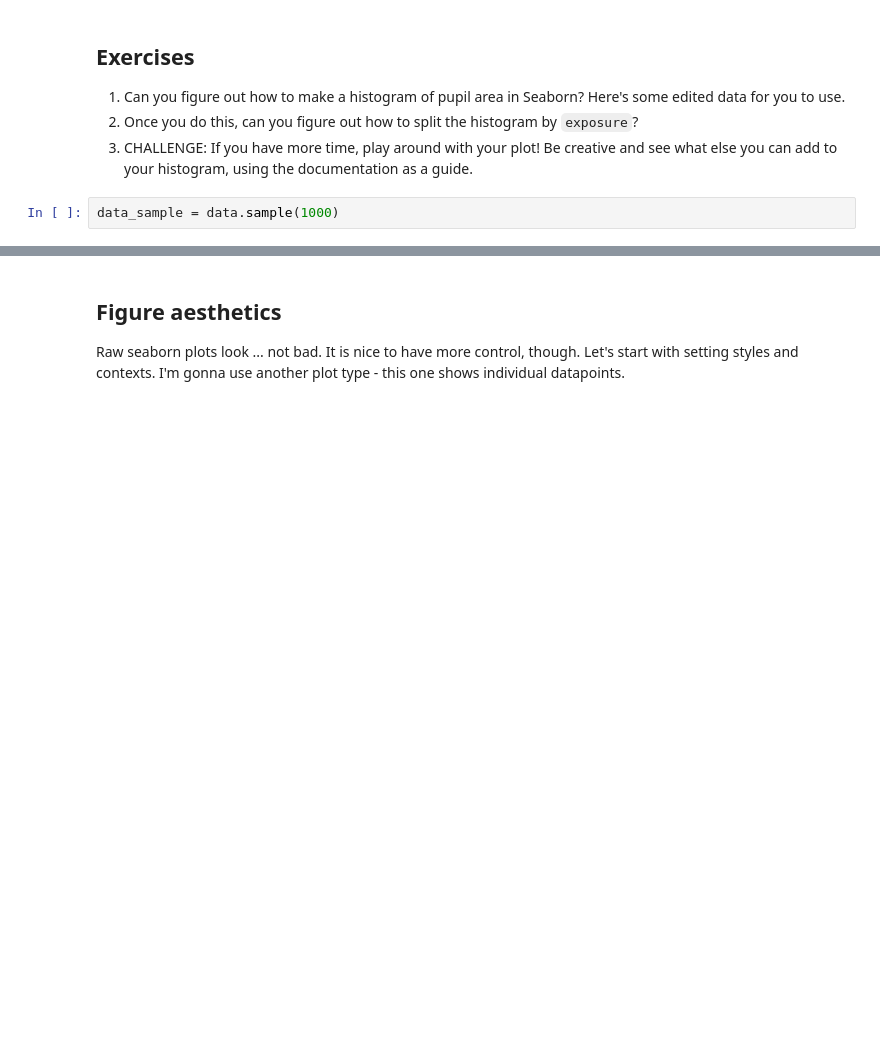
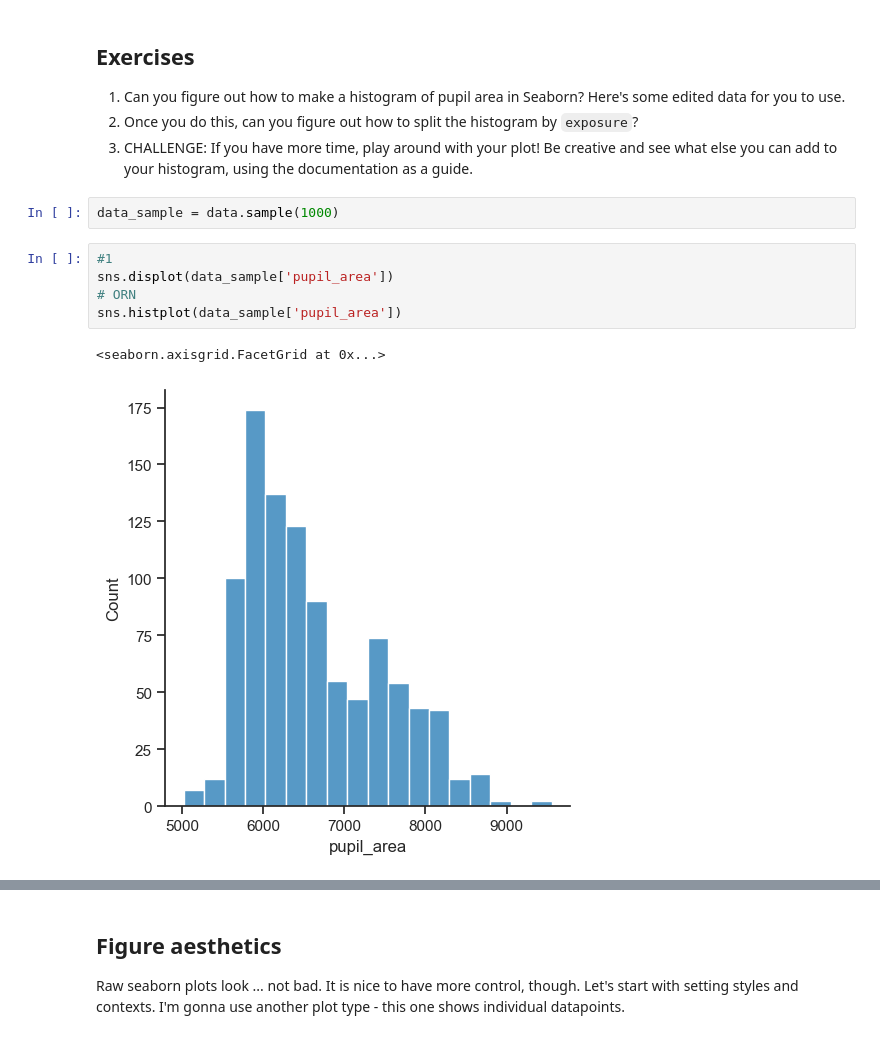
Before and after one commit to jsn2143/intro2python, a Jupyter notebook: Week07_student.ipynb, the cells around one changed output, grey strips where cells are left out. Drawn from its saved outputs; the diff is of its cells as text; blank space fills up the shorter version.

```diff
--- a/Week07_student.ipynb
+++ b/Week07_student.ipynb
@@ -150,3 +298,11 @@ sns.lineplot?
 3) CHALLENGE: If you have more time, play around with your plot! Be creative and see what else you can add to your histogram, using the documentation as a guide.
 # %%
 data_sample = data.sample(1000)
+# %%
+#1
+sns.displot(data_sample['pupil_area'])
+# ORN
+sns.histplot(data_sample['pupil_area'])
+# %% [output]
+<seaborn.axisgrid.FacetGrid at 0x...>
+[figure, added]
```
Also changed, not shown: parts of 36 cells of this notebook.
